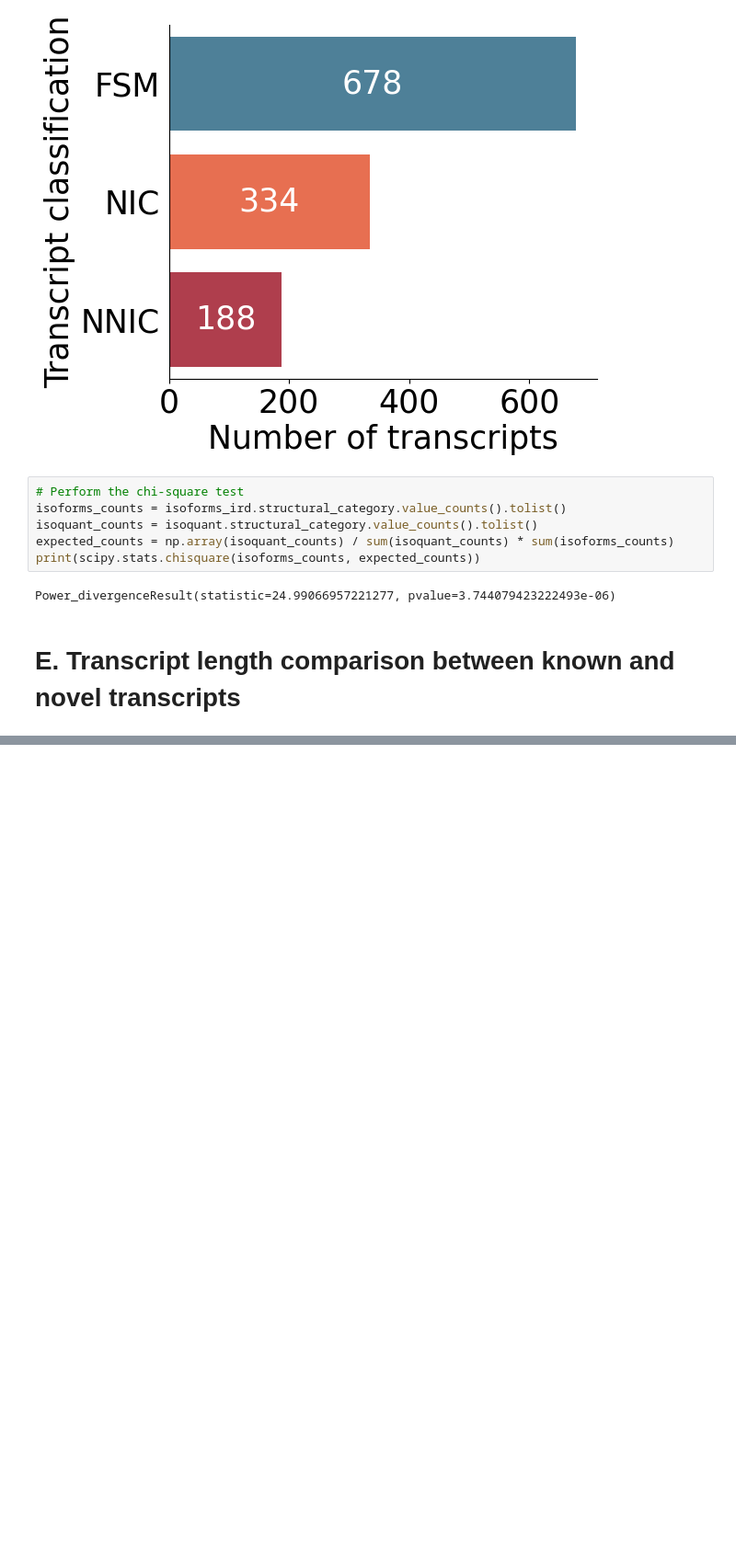
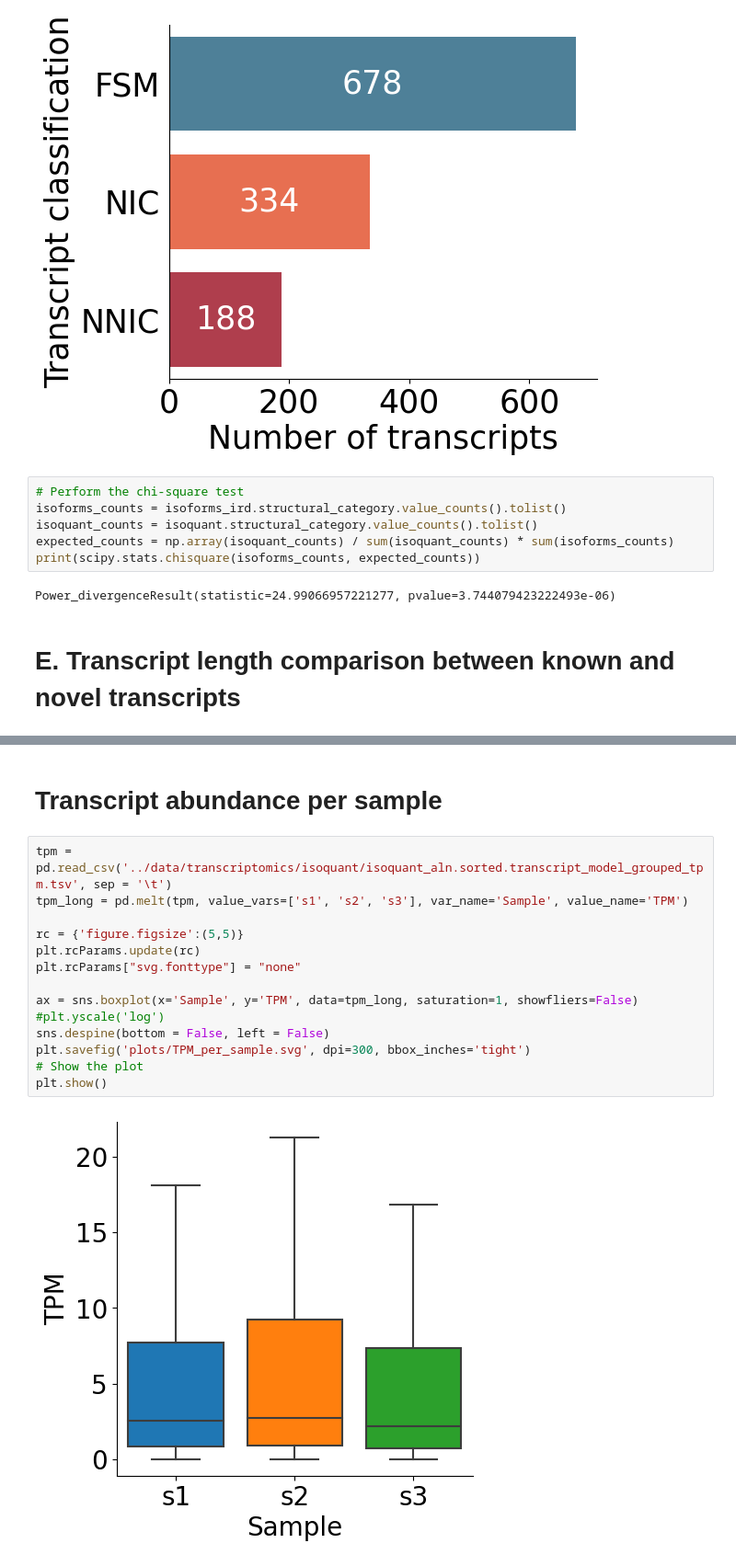
Before and after one commit to cmbi/Neural-Retina-Atlas, a Jupyter notebook: figures_and_tables/Figure_S1.ipynb, the cells around one changed output, grey strips where cells are left out. Shown at 92% size. Drawn from its saved outputs; the diff is of its cells as text; blank space fills up the shorter version.

```diff
--- a/figures_and_tables/Figure_S1.ipynb
+++ b/figures_and_tables/Figure_S1.ipynb
@@ -290,3 +290,21 @@ known     34626.0
 novel     15234.0
 MannwhitneyuResult(statistic=578128894.5, pvalue=0.0)
 KstestResult(statistic=0.34847053010910245, pvalue=0.0, statistic_location=2399, statistic_sign=-1)
+# %% [markdown]
+# Transcript abundance per sample
+# %%
+tpm = pd.read_csv('../data/transcriptomics/isoquant/isoquant_aln.sorted.transcript_model_grouped_tpm.tsv', sep = '\t')
+tpm_long = pd.melt(tpm, value_vars=['s1', 's2', 's3'], var_name='Sample', value_name='TPM')
+
+rc = {'figure.figsize':(5,5)}
+plt.rcParams.update(rc)
+plt.rcParams["svg.fonttype"] = "none"
+
+ax = sns.boxplot(x='Sample', y='TPM', data=tpm_long, saturation=1, showfliers=False)
+#plt.yscale('log')
+sns.despine(bottom = False, left = False)
+plt.savefig('plots/TPM_per_sample.svg', dpi=300, bbox_inches='tight')
+# Show the plot
+plt.show()
+# %% [output]
+[figure, added]
```
Also changed, not shown: parts of 3 cells of this notebook, 20 other files.
